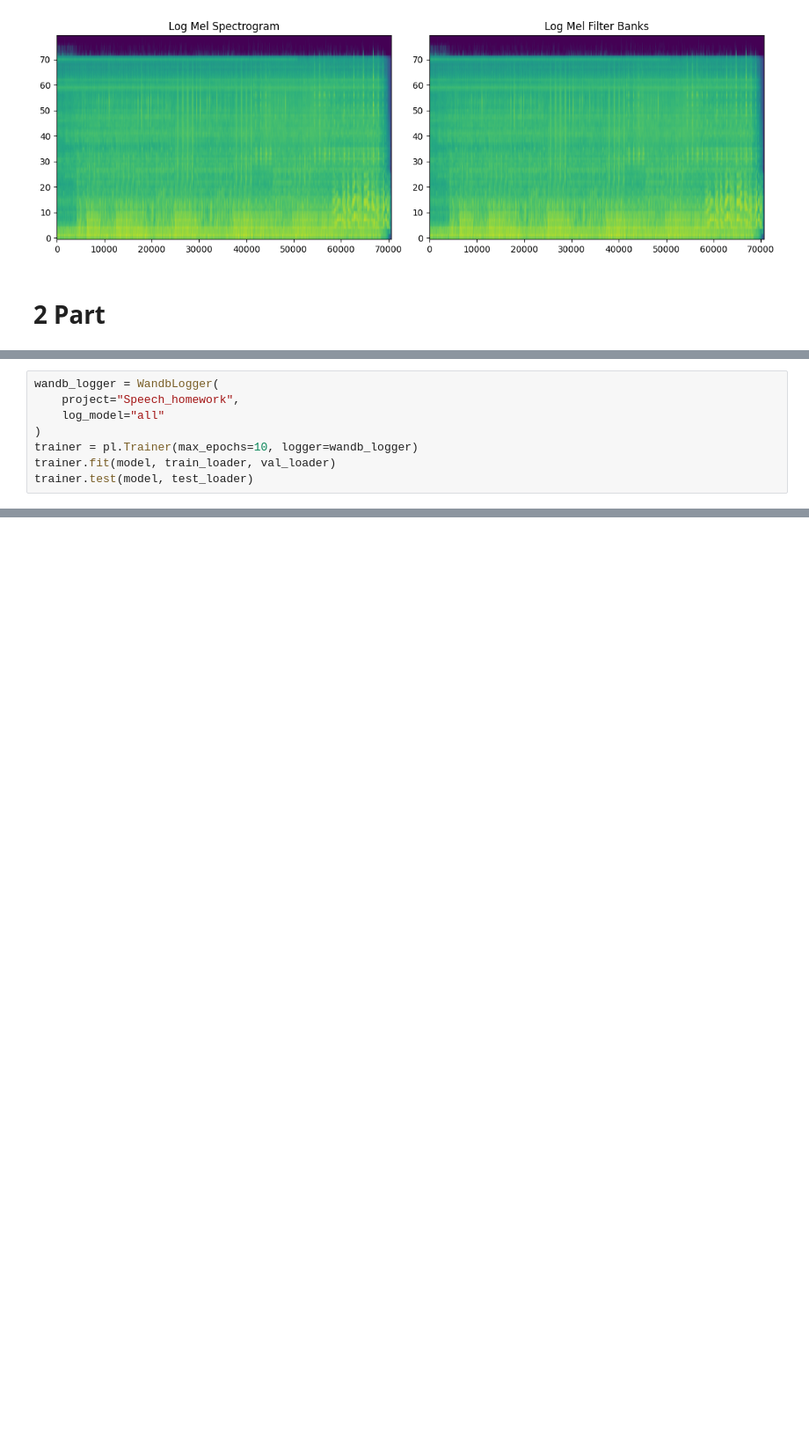
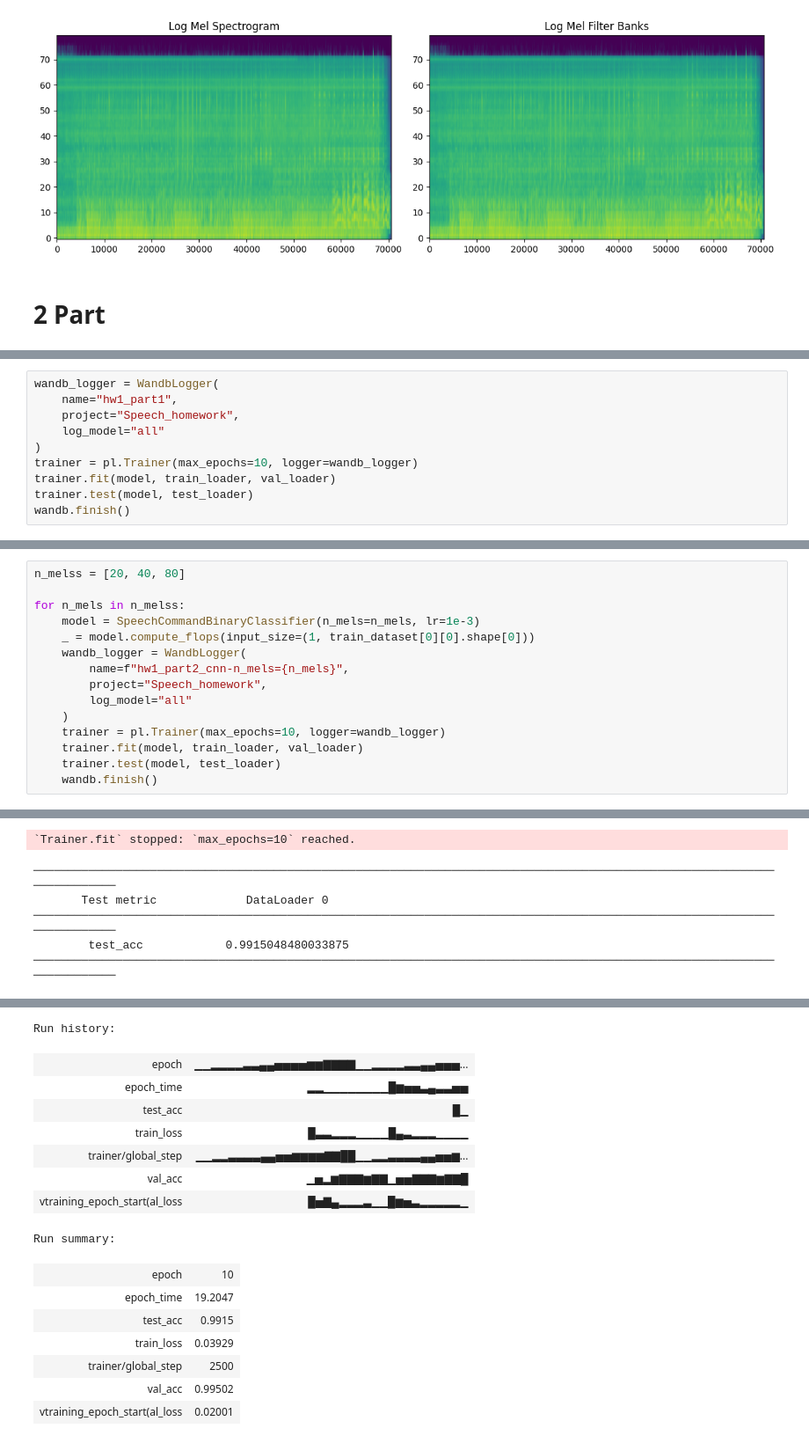
Before and after one commit to Darinochka/ai-talent-hub-itmo-speech-course, a Jupyter notebook: assignments/assignment1/solving.ipynb, the cells around one changed output, grey strips where cells are left out. Shown at 88% size. Saved outputs shown, nothing was run; the diff lists cells and outputs as text; blank space fills up the shorter version.

Commit message:
feat: udpate part2

```diff
--- a/assignments/assignment1/solving.ipynb
+++ b/assignments/assignment1/solving.ipynb
@@ -63,11 +66,13 @@ CNN FLOPs: 1782720.0   MACs: 891360.0   Params: 10898.0
 # %%
 wandb_logger = WandbLogger(
+    name="hw1_part1",
     project="Speech_homework",
     log_model="all"
 )
 trainer = pl.Trainer(max_epochs=10, logger=wandb_logger)
 trainer.fit(model, train_loader, val_loader)
 trainer.test(model, test_loader)
+wandb.finish()
 # %% [output]
 You are using the plain ModelCheckpoint callback. Consider using LitModelCheckpoint which with seamless uploading to Model registry.
 GPU available: False, used: False
@@ -104,0 +109,16 @@ View run at https://wandb.ai/darinka/Speech_homework/runs/z403ycko
+# %%
+n_melss = [20, 40, 80]
+
+for n_mels in n_melss:
+    model = SpeechCommandBinaryClassifier(n_mels=n_mels, lr=1e-3)
+    _ = model.compute_flops(input_size=(1, train_dataset[0][0].shape[0]))
+    wandb_logger = WandbLogger(
+        name=f"hw1_part2_cnn-n_mels={n_mels}",
+        project="Speech_homework",
+        log_model="all"
+    )
+    trainer = pl.Trainer(max_epochs=10, logger=wandb_logger)
+    trainer.fit(model, train_loader, val_loader)
+    trainer.test(model, test_loader)
+    wandb.finish()
+# %% [output]
@@ -104,0 +160,6 @@ View run at https://wandb.ai/darinka/Speech_homework/runs/z403ycko
+`Trainer.fit` stopped: `max_epochs=10` reached.
+────────────────────────────────────────────────────────────────────────────────────────────────────────────────────────
+       Test metric             DataLoader 0
+────────────────────────────────────────────────────────────────────────────────────────────────────────────────────────
+        test_acc            0.9915048480033875
+────────────────────────────────────────────────────────────────────────────────────────────────────────────────────────
@@ -104,0 +167,16 @@ View run at https://wandb.ai/darinka/Speech_homework/runs/z403ycko
+Run history:
+| epoch | ▁▁▂▂▂▂▃▃▄▄▅▅▅▅▆▆▇▇▇▇▁▁▂▂▂▂▃▃▄▄▅▅▅... |
+| epoch_time | ▂▂▁▁▁▁▁▁▁▁█▆▅▅▃▄▃▃▅▅ |
+| test_acc | █▁ |
+| train_loss | █▃▃▂▂▂▁▁▁▁█▄▃▂▂▂▁▁▁▁ |
+| trainer/global_step | ▁▁▂▂▃▃▃▃▄▄▅▅▆▆▆▆▇▇██▁▁▂▂▃▃▃▃▄▄▅▅▆... |
+| val_acc | ▁▅▂▆▇▇▇▆▇▇▁▅▅▇▇▇▆▇▇█ |
+| vtraining_epoch_start(al_loss | █▅▇▄▂▂▂▃▁▁█▆▅▃▂▂▂▂▂▁ |
+Run summary:
+| epoch | 10 |
+| epoch_time | 19.2047 |
+| test_acc | 0.9915 |
+| train_loss | 0.03929 |
+| trainer/global_step | 2500 |
+| val_acc | 0.99502 |
+| vtraining_epoch_start(al_loss | 0.02001 |
```
Also changed, not shown: parts of 6 cells of this notebook, 1 other file.
